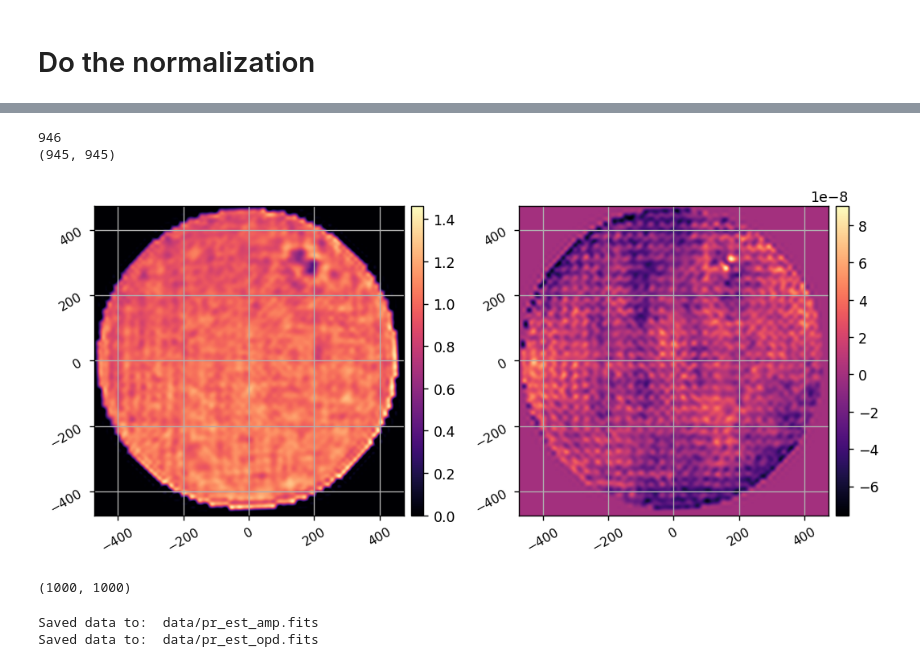
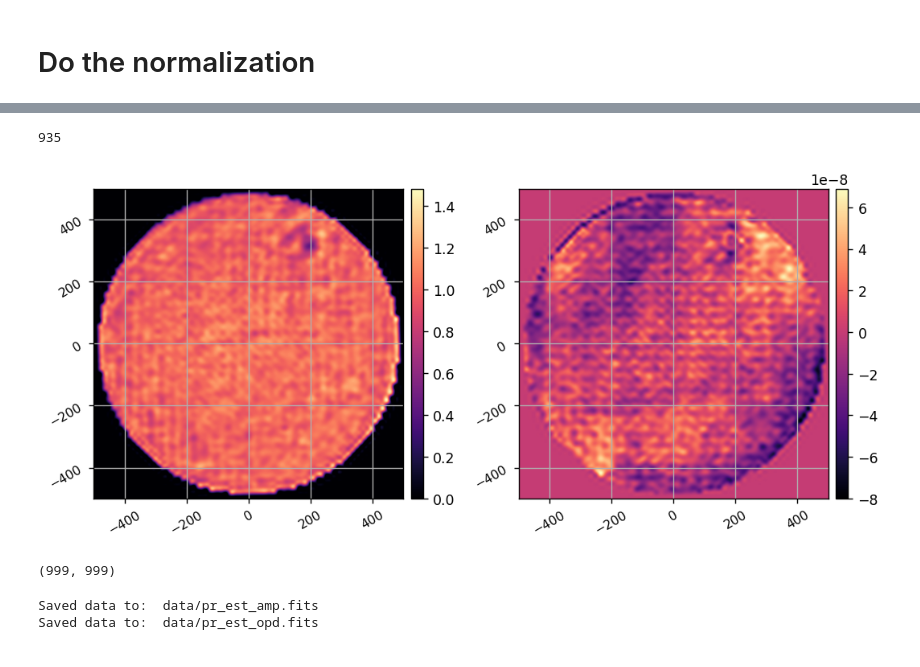
Before and after one commit to kian1377/scoob-exps, a Jupyter notebook: scoobi_demo_fdpr.ipynb, the cells around one changed output, grey strips where cells are left out. Cells and saved outputs as stored; diff of their text form; code cells hidden in the pictures.

```diff
--- a/scoobi_demo_fdpr.ipynb
+++ b/scoobi_demo_fdpr.ipynb
@@ -105,10 +107,10 @@ from skimage.util import img_as_ubyte
 # image = img_as_ubyte(data.coins()[160:230, 70:270])
 image = img_as_ubyte(fitdict['amp_est']/np.max(fitdict['amp_est']))
 # image = img_as_ubyte(np.abs(fitdict['phase_est'])/np.max(np.abs(fitdict['phase_est'])))
-edges = canny(image, sigma=1, low_threshold=10, high_threshold=100)
+edges = canny(image, sigma=1, low_threshold=10, high_threshold=50)
 
 # Detect two radii
-hough_radii = np.arange(35, 45, 1)
+hough_radii = np.arange(30, 45, 1)
 hough_res = hough_circle(edges, hough_radii)
 
 # Select the most prominent 3 circles
@@ -149,17 +143,9 @@ imshow3(fit_mask, amp_est, phs_est)
 # %%
-z_modes = poppy.zernike.arbitrary_basis(fit_mask, nterms=3, outside=0)
-ptt_modes = z_modes[:3]
+ptt_modes = lina.utils.create_zernike_modes(fit_mask, nmodes=3)
 imshow3(ptt_modes[0], ptt_modes[1], ptt_modes[2])
 
-# ptt_coeff = scoobpsf.utils.lstsq(ptt_modes,xp.array(phs_est))
-# ptt = ensure_np_array(ptt_modes.reshape(3,-1).T.dot(ptt_coeff).reshape(Nfit,Nfit))
-# phs_est_minus_ptt = phs_est - ptt
-
-z_coeff = scoobpsf.utils.lstsq(z_modes,xp.array(phs_est))
-print(z_coeff)
-ptt_coeff = z_coeff[:3]
-# ptt = ensure_np_array(ptt_modes.reshape(3,-1).T.dot(ptt_coeff).reshape(Nfit,Nfit))
-ptt = ensure_np_array( xp.sum(ptt_coeff[:, None, None] * ptt_modes) )
+ptt_coeff = lina.utils.lstsq(ptt_modes, xp.array(phs_est))
+ptt = ensure_np_array( xp.sum(ptt_coeff[:, None, None] * ptt_modes, axis=0) )
 phs_est_minus_ptt = phs_est - ptt
 
 amp_est /= np.mean(amp_est[fit_mask])
@@ -192,39 +157,33 @@ imshow2(full_amp_est, full_phs_est)
 # %%
 npix = 1000
-nlyot = int(np.ceil(8.6/9.1 * npix))
-if nlyot%2==1:
-    nlyot += 1
+nlyot = int(np.ceil(8.6/9.2 * npix))
 print(nlyot)
-# iamp_est = scoobpsf.utils.interp_arr(xp.array(amp_est), 1/Nfit, 1/npix, order=5)
-# iphs_est = scoobpsf.utils.interp_arr(xp.array(phs_est_minus_ptt), 1/Nfit, 1/npix, order=5)
+shift = (-5,8)
+rotation = 1.5
 
-# iamp_est = scoobpsf.utils.interp_arr(xp.array(full_amp_est), 1/Nfull, 1/npix, order=5)
-# iphs_est = scoobpsf.utils.interp_arr(xp.array(full_phs_est), 1/Nfull, 1/npix, order=5)
+# iamp_est = lina.utils.interp_arr(xp.array(amp_est), 1/Nfit, 1/nlyot, order=5)
+# iphs_est = lina.utils.interp_arr(xp.array(phs_est_minus_ptt), 1/Nfit, 1/nlyot, order=5)
+iamp_est = lina.utils.interp_arr(xp.array(amp_est), 1/Nfit, 1/npix, order=5)
+iphs_est = lina.utils.interp_arr(xp.array(phs_est_minus_ptt), 1/Nfit, 1/npix, order=5)
 
-iamp_est = scoobpsf.utils.interp_arr(xp.array(amp_est), 1/Nfit, 1/nlyot, order=5)
-iphs_est = scoobpsf.utils.interp_arr(xp.array(phs_est_minus_ptt), 1/Nfit, 1/nlyot, order=5)
-print(iamp_est.shape)
-
-iamp_est = scoobpsf.utils.rotate_arr(iamp_est, 2, reshape=False, order=5)
-iphs_est = scoobpsf.utils.rotate_arr(iphs_est, 2, reshape=False, order=5)
+iamp_est = lina.utils.rotate_arr(iamp_est, rotation, reshape=False, order=5)
+iphs_est = lina.utils.rotate_arr(iphs_est, rotation, reshape=False, order=5)
 
 iamp_est = xp.flipud(iamp_est)
 iphs_est = xp.flipud(iphs_est)
 
+iamp_est = _scipy.ndimage.shift(iamp_est, shift)
+iphs_est = _scipy.ndimage.shift(iphs_est, shift)
+
 iamp_est[iamp_est<0] = 0
 iopd_est = iphs_est * wavelength / (2*np.pi)
 
-if iamp_est.shape[0] != npix:
-    iamp_est = scoobpsf.utils.pad_or_crop(iamp_est, nlyot)
-    iopd_est = scoobpsf.utils.pad_or_crop(iopd_est, nlyot)
-
 imshow2(iamp_est, iopd_est, pxscl=1, grid=True)
 # %% [output]
-946
-(945, 945)
+935
-[figure, old version]
+[figure, new version]
 # %%
 iamp_est.shape
 # %% [output]
-(1000, 1000)
+(999, 999)
 # %%
```
Also changed, not shown: parts of 22 cells of this notebook, 1 other file.
